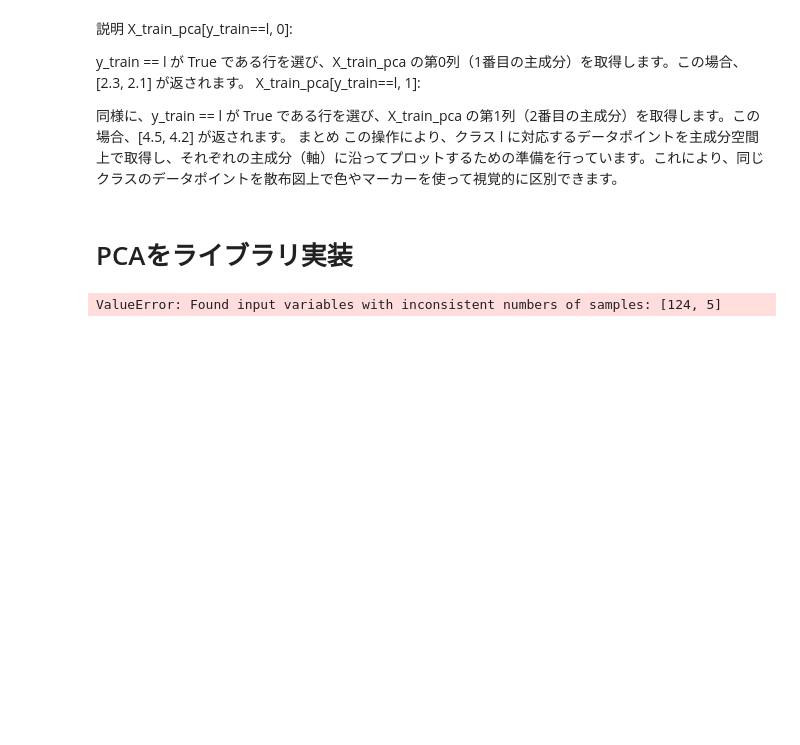
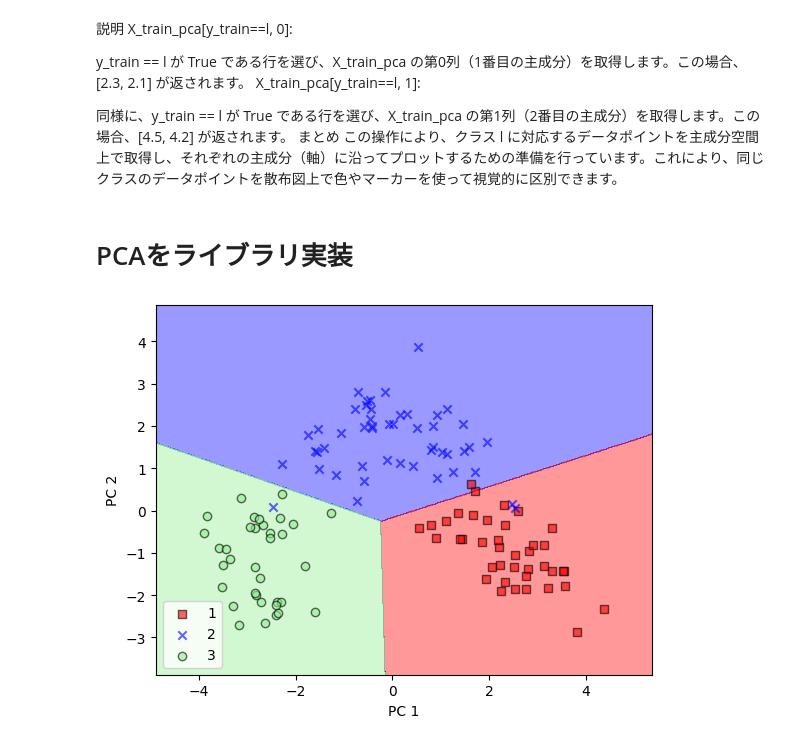
Before and after one commit to aramata3562/python-machine-learning-book_note, a Jupyter notebook: ch05/ch05.ipynb, the cells around one changed output. Drawn from its saved outputs; the diff is of its cells as text; code cells hidden in the pictures; blank space fills up the shorter version.

```diff
--- a/ch05/ch05.ipynb
+++ b/ch05/ch05.ipynb
@@ -191,20 +191,20 @@ def plot_decision_regions(X,y,classifier , resolution=0.02):
 # %%
 from sklearn.linear_model import LogisticRegression
 from sklearn.decomposition import PCA
 import matplotlib.pyplot as plt
 
 pca = PCA(n_components=2)
 # ロジスティック回帰のインスタンス作成
 lr = LogisticRegression(multi_class='ovr', solver='lbfgs', random_state=1)
 # 次元削減
 X_train_pca = pca.fit_transform(X_train_std)
-x_test_pca = pca.transform(X_test_std)
+X_test_pca = pca.transform(X_test_std)
 lr.fit(X_train_pca, y_train)
 # 決定境界をプロット
 plot_decision_regions(X_train_pca, y_train, classifier=lr)
 plt.xlabel('PC 1')
 plt.ylabel('PC 2')
 plt.legend(loc='lower left')
 plt.show()
 # %% [output]
-ValueError: Found input variables with inconsistent numbers of samples: [124, 5]
+[figure, added]
```
Also changed, not shown: parts of 3 cells of this notebook.
